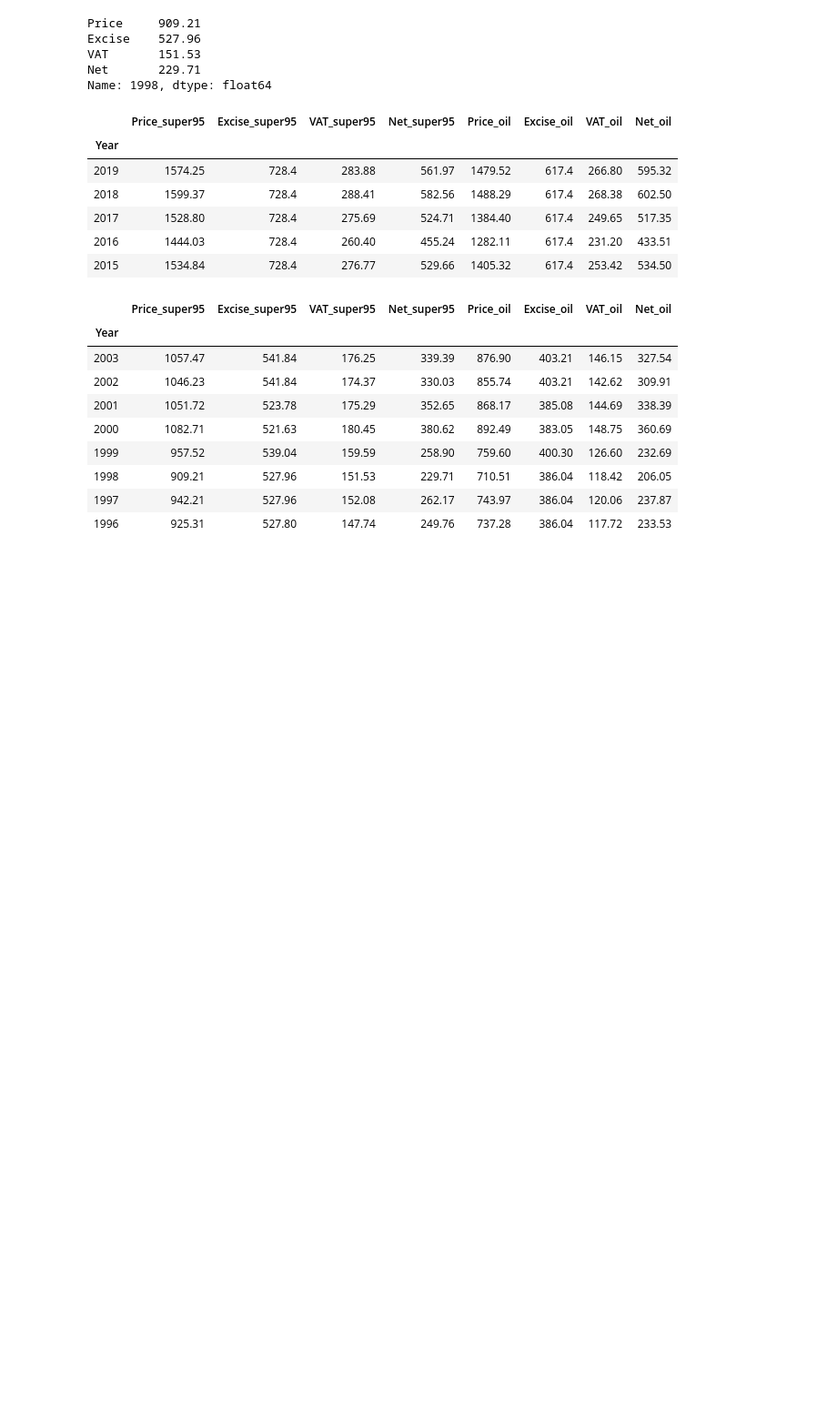
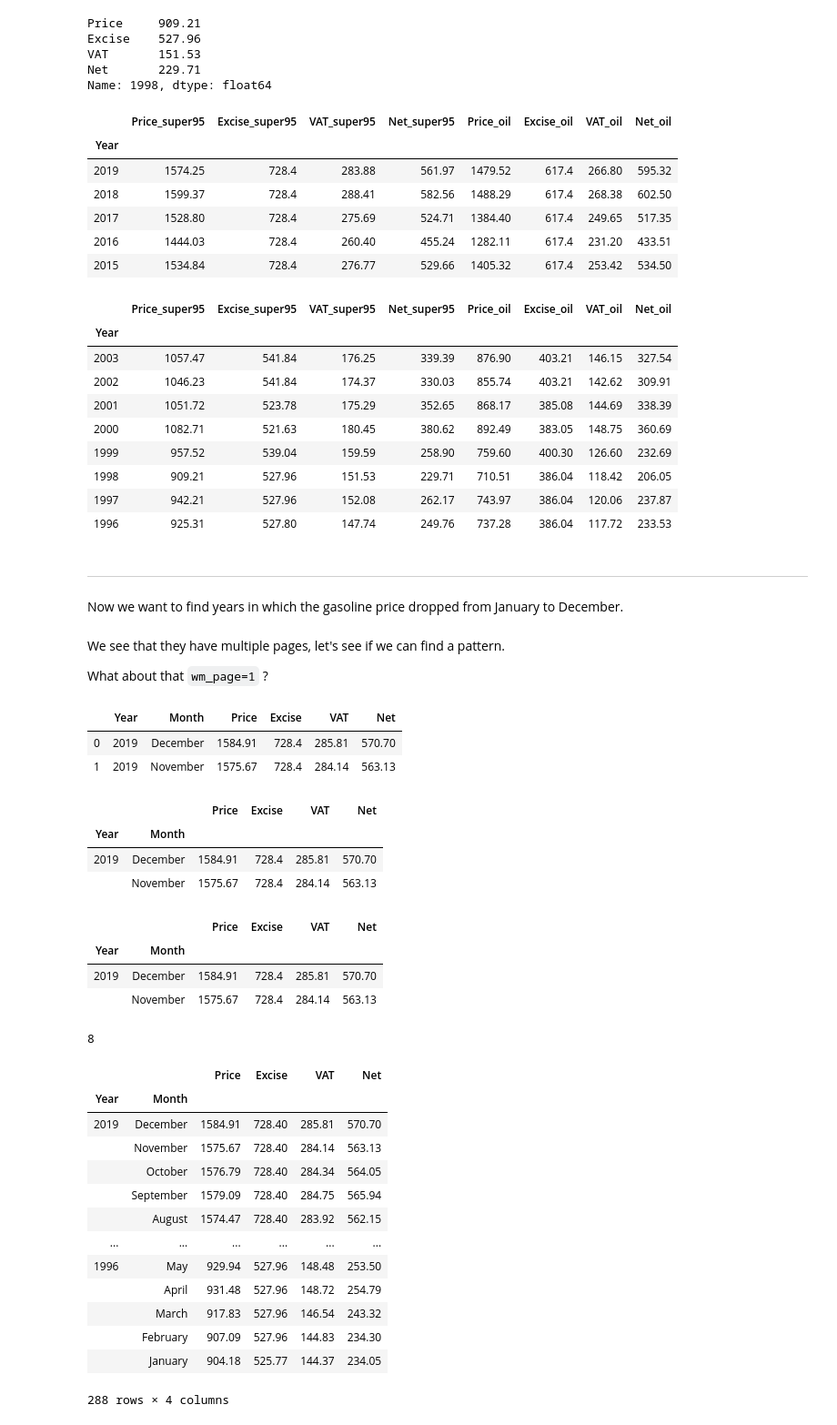
Before and after one commit to enricobacis/enricobacis.github.io, a Jupyter notebook: data/notebooks/03.5-Data Input and Output.ipynb, the cells around one changed output. Shown: that part at 91% size. Drawn from its saved outputs; the diff is of its cells as text; code cells hidden in the pictures; blank space fills up the shorter version.

```diff
--- a/data/notebooks/03.5-Data Input and Output.ipynb
+++ b/data/notebooks/03.5-Data Input and Output.ipynb
@@ -228,3 +228,7 @@ fuels[fuels['Price_super95'] > fuels['Price_oil'] * 1.2]
 | 1998 | 909.21 | 527.96 | 151.53 | 229.71 | 710.51 | 386.04 | 118.42 | 206.05 |
 | 1997 | 942.21 | 527.96 | 152.08 | 262.17 | 743.97 | 386.04 | 120.06 | 237.87 |
 | 1996 | 925.31 | 527.80 | 147.74 | 249.76 | 737.28 | 386.04 | 117.72 | 233.53 |
+# %% [markdown]
+---
+
+Now we want to find years in which the gasoline price dropped from January to December.
@@ -230,0 +237,37 @@ fuels[fuels['Price_super95'] > fuels['Price_oil'] * 1.2]
+# %% [markdown]
+We see that they have multiple pages, let's see if we can find a pattern.
+
+What about that `wm_page=1` ?
+# %%
+url_pattern = 'https://dgsaie.mise.gov.it/prezzi_carburanti_mensili.php?wm_page={}&lang=en_US'
+# %%
+monthly_test = pd.read_html(url_pattern.format(1), decimal=',', thousands='.')[0]
+monthly_test.head(2)
+# %% [output]
+|  | Year | Month | Price | Excise | VAT | Net |
+| 0 | 2019 | December | 1584.91 | 728.4 | 285.81 | 570.70 |
+| 1 | 2019 | November | 1575.67 | 728.4 | 284.14 | 563.13 |
+# %%
+monthly_test.set_index(['Year', 'Month']).head(2)
+# %% [output]
+|  |  | Price | Excise | VAT | Net |
+| Year | Month |  |  |  |  |
+| 2019 | December | 1584.91 | 728.4 | 285.81 | 570.70 |
+|  | November | 1575.67 | 728.4 | 284.14 | 563.13 |
+# %%
+def get_table(page):
+    data = pd.read_html(url_pattern.format(page), decimal=',', thousands='.')[0]
+    data.set_index(['Year', 'Month'], inplace=True)
+    return data
+# %%
+get_table(1).head(2)
+# %% [output]
+|  |  | Price | Excise | VAT | Net |
+| Year | Month |  |  |  |  |
+| 2019 | December | 1584.91 | 728.4 | 285.81 | 570.70 |
+|  | November | 1575.67 | 728.4 | 284.14 | 563.13 |
+# %%
+tables = [get_table(page) for page in range(1, 9)]
+len(tables)
+# %% [output]
+8
@@ -230,0 +276,17 @@ fuels[fuels['Price_super95'] > fuels['Price_oil'] * 1.2]
+# %%
+monthly_super95
+# %% [output]
+|  |  | Price | Excise | VAT | Net |
+| Year | Month |  |  |  |  |
+| 2019 | December | 1584.91 | 728.40 | 285.81 | 570.70 |
+|  | November | 1575.67 | 728.40 | 284.14 | 563.13 |
+|  | October | 1576.79 | 728.40 | 284.34 | 564.05 |
+|  | September | 1579.09 | 728.40 | 284.75 | 565.94 |
+|  | August | 1574.47 | 728.40 | 283.92 | 562.15 |
+| ... | ... | ... | ... | ... | ... |
+| 1996 | May | 929.94 | 527.96 | 148.48 | 253.50 |
+|  | April | 931.48 | 527.96 | 148.72 | 254.79 |
+|  | March | 917.83 | 527.96 | 146.54 | 243.32 |
+|  | February | 907.09 | 527.96 | 144.83 | 234.30 |
+|  | January | 904.18 | 525.77 | 144.37 | 234.05 |
+288 rows × 4 columns
```
Also changed, not shown: parts of 8 cells of this notebook, 3 other files.
